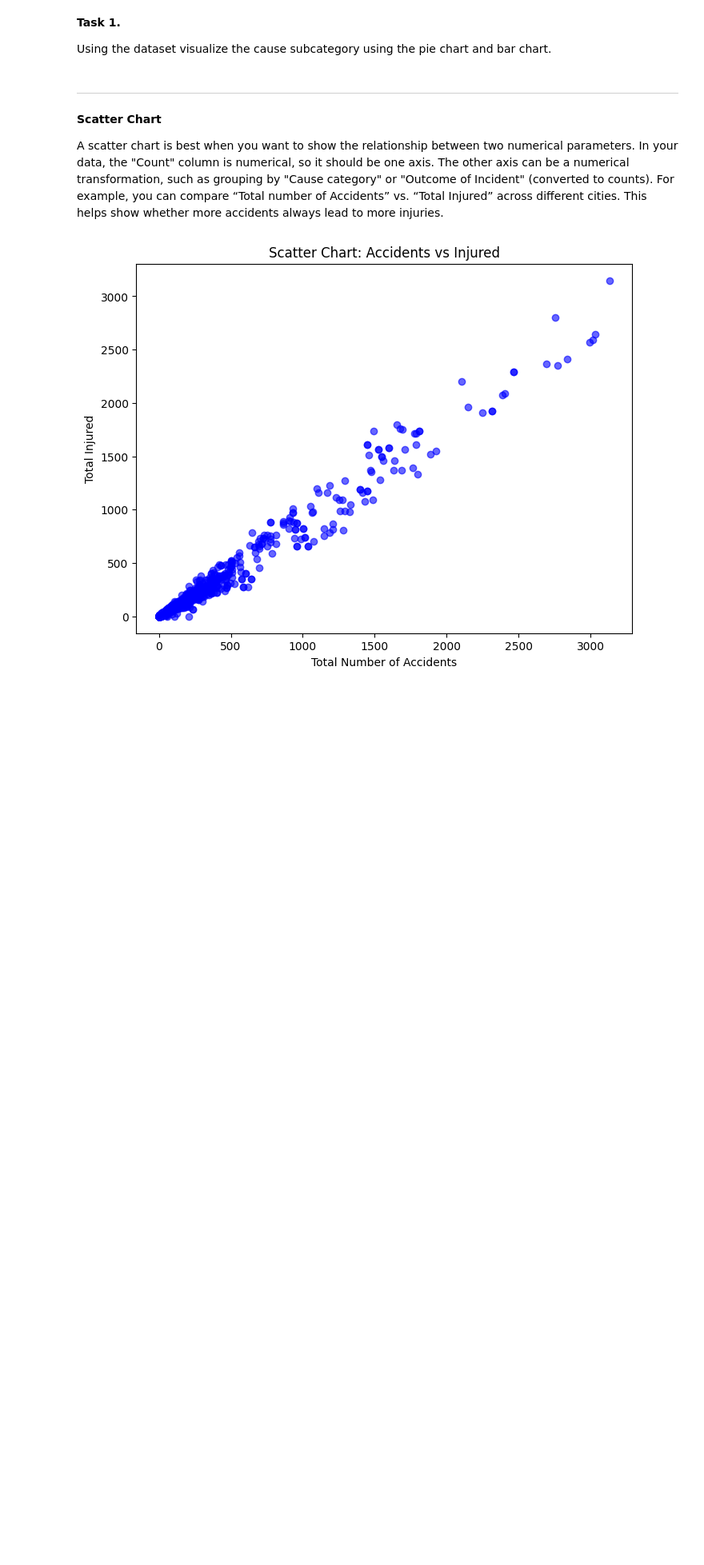
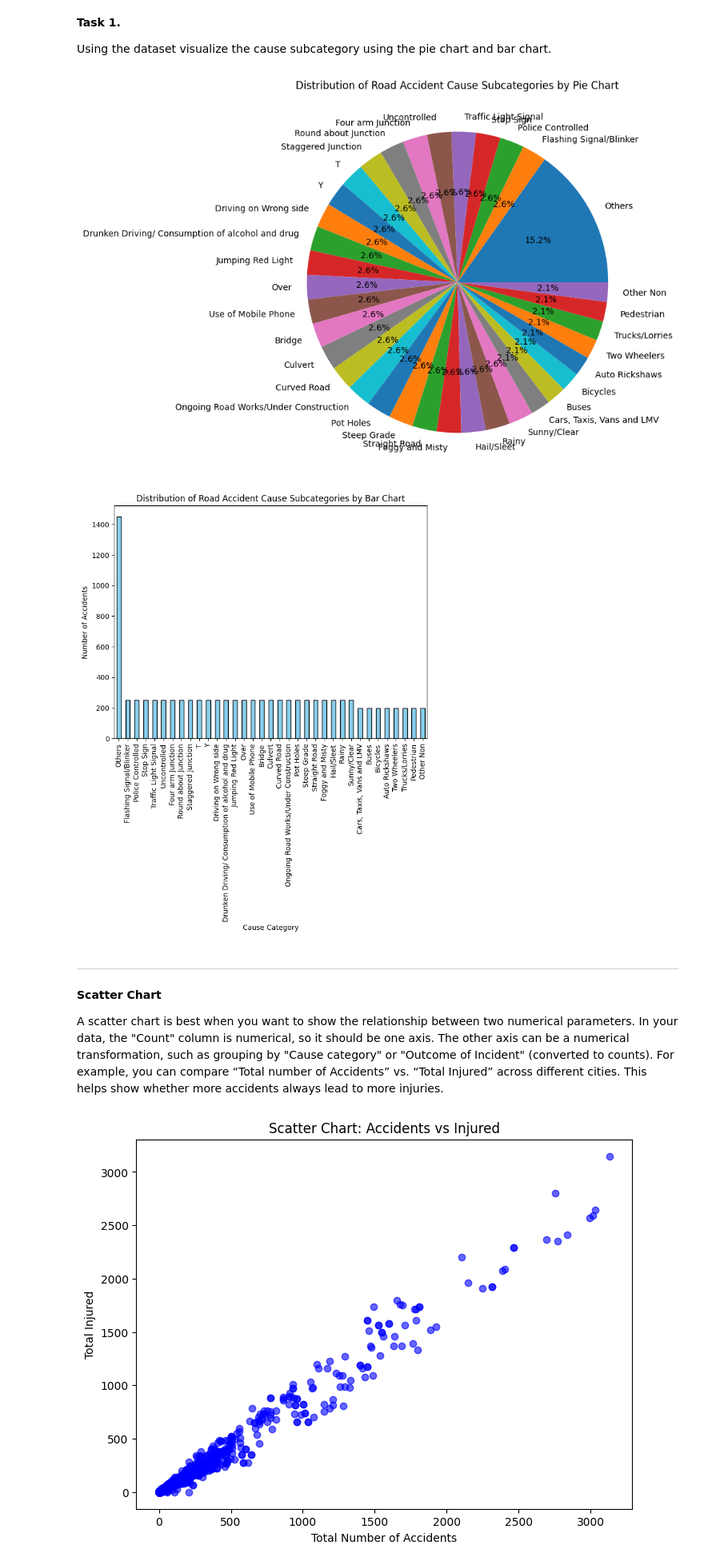
Before and after one commit to qmdmlot/CPE-031-Visualizations-and-Data-Analysis, a Jupyter notebook: Hands_On_Activity_5___Chart_Type.ipynb, the cells around one changed output. Shown at 80% size. Drawn from its saved outputs; the diff is of its cells as text; code cells hidden in the pictures; blank space fills up the shorter version.

```diff
--- a/Hands_On_Activity_5___Chart_Type.ipynb
+++ b/Hands_On_Activity_5___Chart_Type.ipynb
@@ -126,3 +124,19 @@ Using the dataset visualize the cause subcategory using the pie chart and bar ch
+# %%
+pcause_counts = df['Cause Subcategory'].value_counts()
+pcause_counts.plot.pie(figsize=(8, 8), autopct='%1.1f%%')
+plt.title('Distribution of Road Accident Cause Subcategories by Pie Chart')
+plt.ylabel('')
+plt.show()
+
+bcause_counts = df['Cause Subcategory'].value_counts()
+bcause_counts.plot.bar(figsize=(8, 6), color='skyblue', edgecolor='black')
+plt.title('Distribution of Road Accident Cause Subcategories by Bar Chart')
+plt.xlabel('Cause Category')
+plt.ylabel('Number of Accidents')
+plt.show()
+# %% [output]
+[figure, added]
+[figure, added]
 # %% [markdown]
 
 
```
Also changed, not shown: parts of 12 cells of this notebook.
